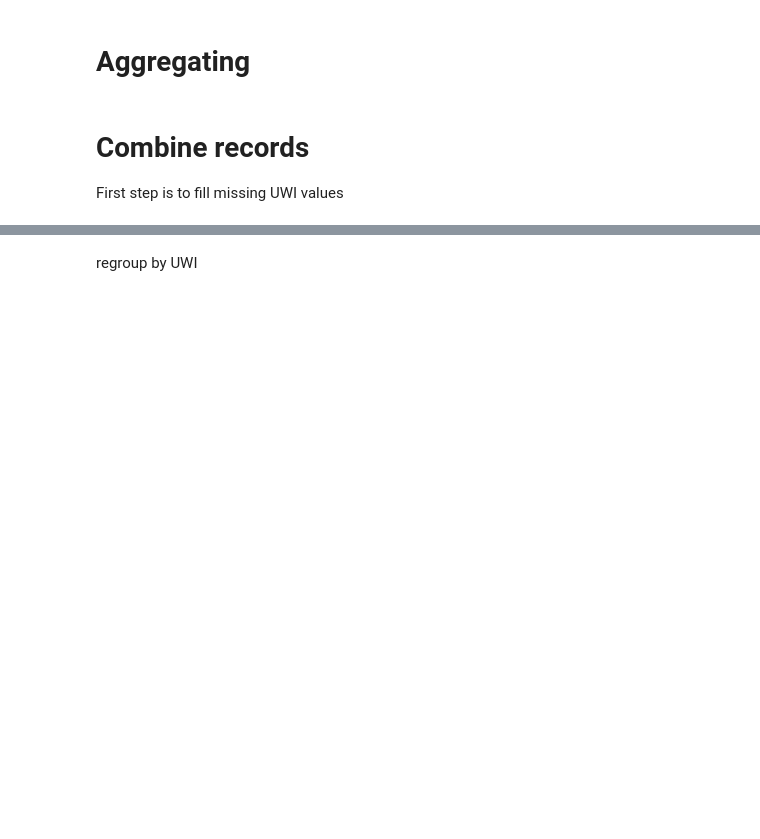
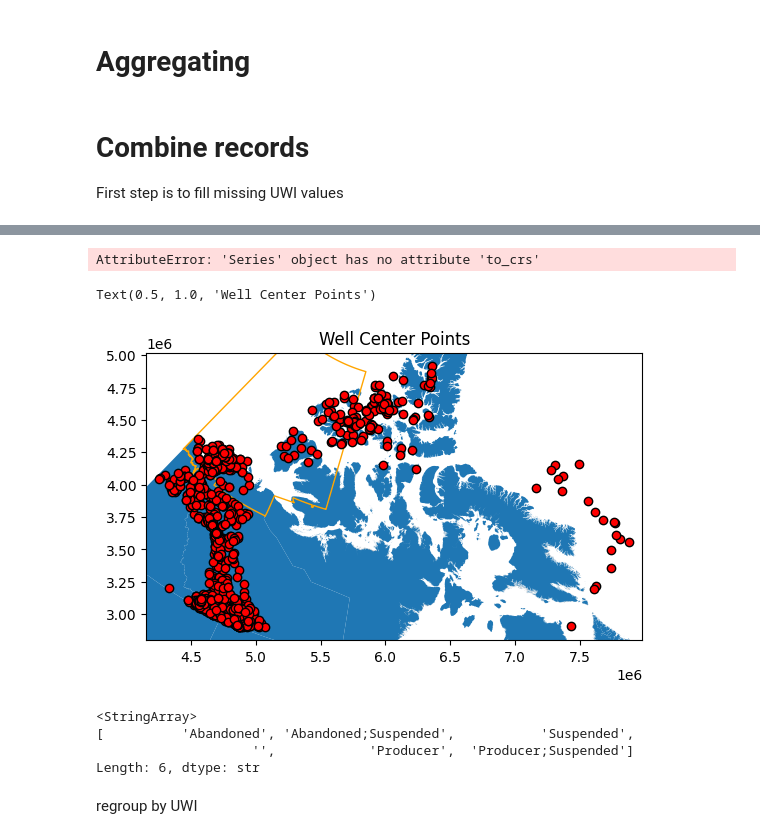
Before and after one commit to gsc-permafrost/NorthernWellSites, a Jupyter notebook: NorthernWellDatabase.ipynb, the cells around one changed output, grey strips where cells are left out. Drawn from its saved outputs; the diff is of its cells as text; code cells hidden in the pictures; blank space fills up the shorter version.

```diff
--- a/NorthernWellDatabase.ipynb
+++ b/NorthernWellDatabase.ipynb
@@ -535,0 +644,26 @@ AllPoints[AllPoints['Company'].isna()]
+# %%
+CA_boundary = gpd.read_file('source_data/boundary/provinces.shp')
+SynchronizedWells['Territory'] = 'Off-Shore'
+CentrePoints = SynchronizedWells['NAD1983_centroid'].to_crs(CA_boundary.crs)
+for pruid in ['60','61','62']:
+    SynchronizedWells.loc[CentrePoints.within(CA_boundary.loc[CA_boundary['PRUID']==pruid].geometry.values[0]),'Territory'] = CA_boundary.loc[CA_boundary['PRUID']==pruid,'PRNAME'].values[0]
+
+ISR = gpd.read_file('source_data/boundary/ISR_bounds.shp').to_crs(CA_boundary.crs)
+SynchronizedWells['ISR'] = False
+SynchronizedWells.loc[SynchronizedWells.within(ISR.dissolve().geometry.values[0]),'ISR']=True
+SynchronizedWells.loc[SynchronizedWells['Territory']=='Off-Shore','Status']='Abandoned'
+SynchronizedWells['Status'].unique()
+# %% [output]
+AttributeError: 'Series' object has no attribute 'to_crs'
+# %%
+fig,ax=plt.subplots()
+CA_boundary.plot(ax=ax)
+ISR.plot(ax=ax,color='None',edgecolor='orange')
+CentrePoints.to_crs(CA_boundary.crs).plot(ax=ax,color='red',edgecolor='k')
+blim = CentrePoints.buffer(1e5).total_bounds
+ax.set_xlim(blim[0],blim[2])
+ax.set_ylim(blim[1],blim[3])
+ax.set_title('Well Center Points')
+# %% [output]
+Text(0.5, 1.0, 'Well Center Points')
+[figure, added]
@@ -536,3 +679,11 @@ AllPoints[AllPoints['Company'].isna()]
+# %%
+# SynchronizedWells['Status'].unique()
+SynchronizedWells.loc[SynchronizedWells['Status']=='Abandoned;Suspended']#.unique()
+# %% [output]
+<StringArray>
+[          'Abandoned', 'Abandoned;Suspended',           'Suspended',
+                    '',            'Producer',  'Producer;Suspended']
+Length: 6, dtype: str
 # %% [markdown]
 regroup by UWI
 # %%
```
Also changed, not shown: parts of 11 cells of this notebook, 2 other files.
